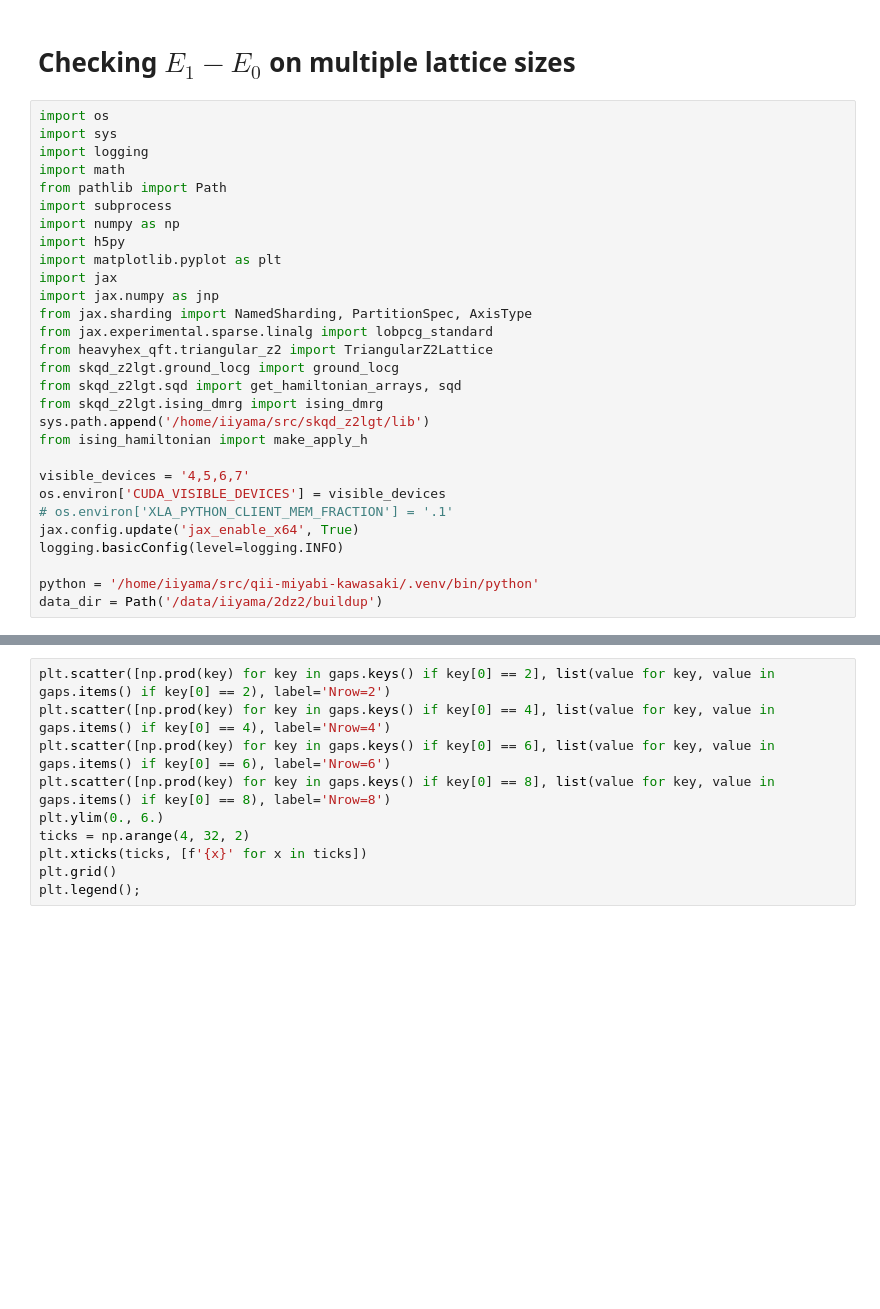
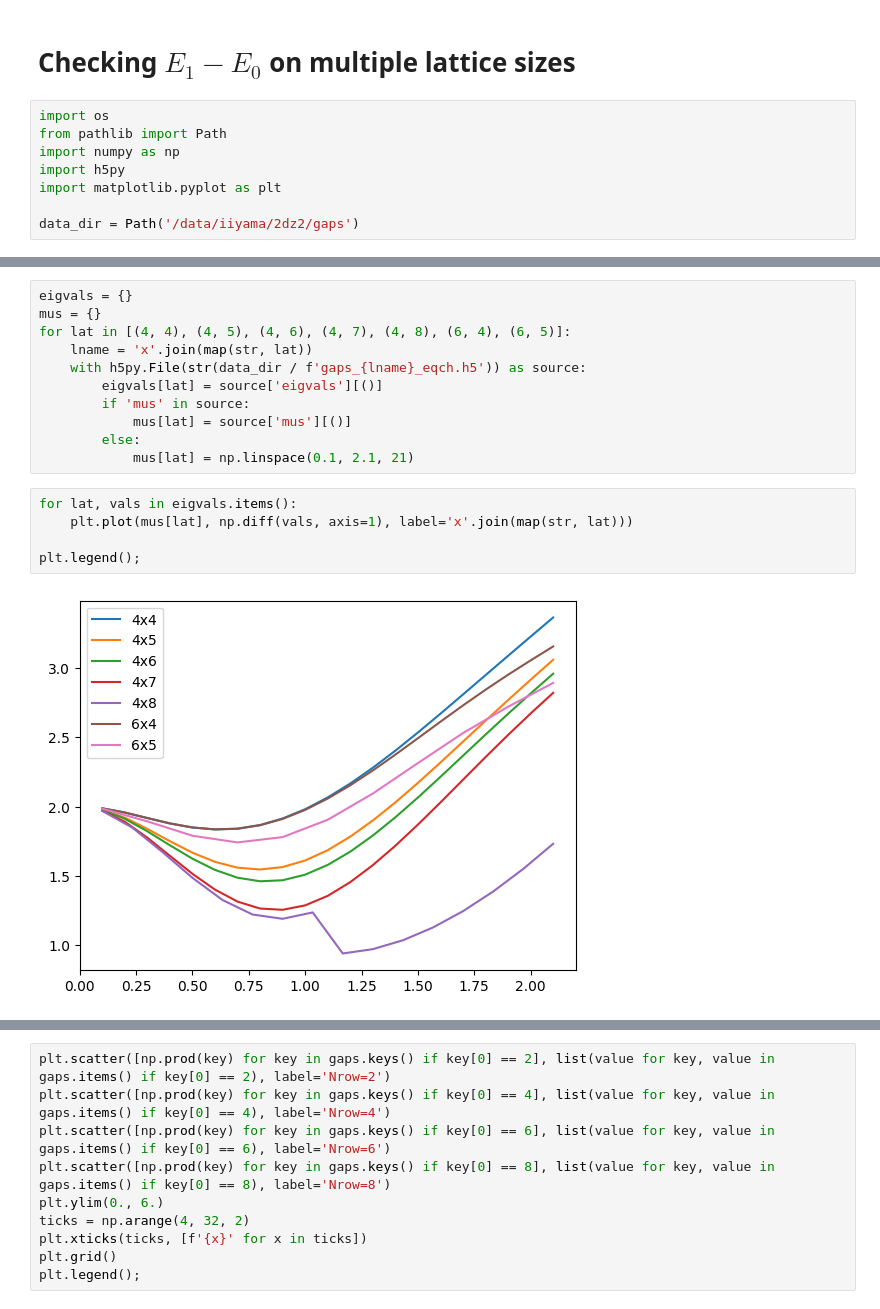
Before and after one commit to yiiyama/skqd_z2lgt, a Jupyter notebook: notebooks/gaps.ipynb, the cells around one changed output, grey strips where cells are left out. Drawn from its saved outputs; the diff is of its cells as text; blank space fills up the shorter version.

```diff
--- a/notebooks/gaps.ipynb
+++ b/notebooks/gaps.ipynb
@@ -2,30 +2,9 @@
 # Checking $E_1 - E_0$ on multiple lattice sizes
 # %%
 import os
-import sys
-import logging
-import math
 from pathlib import Path
-import subprocess
 import numpy as np
 import h5py
 import matplotlib.pyplot as plt
-import jax
-import jax.numpy as jnp
-from jax.sharding import NamedSharding, PartitionSpec, AxisType
-from jax.experimental.sparse.linalg import lobpcg_standard
-from heavyhex_qft.triangular_z2 import TriangularZ2Lattice
-from skqd_z2lgt.ground_locg import ground_locg
-from skqd_z2lgt.sqd import get_hamiltonian_arrays, sqd
-from skqd_z2lgt.ising_dmrg import ising_dmrg
-sys.path.append('/home/iiyama/src/skqd_z2lgt/lib')
-from ising_hamiltonian import make_apply_h
 
-visible_devices = '4,5,6,7'
-os.environ['CUDA_VISIBLE_DEVICES'] = visible_devices
-# os.environ['XLA_PYTHON_CLIENT_MEM_FRACTION'] = '.1'
-jax.config.update('jax_enable_x64', True)
-logging.basicConfig(level=logging.INFO)
-
-python = '/home/iiyama/src/qii-miyabi-kawasaki/.venv/bin/python'
-data_dir = Path('/data/iiyama/2dz2/buildup')
+data_dir = Path('/data/iiyama/2dz2/gaps')
@@ -32 +17,19 @@ data_dir = Path('/data/iiyama/2dz2/buildup')
+# %%
+eigvals = {}
+mus = {}
+for lat in [(4, 4), (4, 5), (4, 6), (4, 7), (4, 8), (6, 4), (6, 5)]:
+    lname = 'x'.join(map(str, lat))
+    with h5py.File(str(data_dir / f'gaps_{lname}_eqch.h5')) as source:
+        eigvals[lat] = source['eigvals'][()]
+        if 'mus' in source:
+            mus[lat] = source['mus'][()]
+        else:
+            mus[lat] = np.linspace(0.1, 2.1, 21)
+# %%
+for lat, vals in eigvals.items():
+    plt.plot(mus[lat], np.diff(vals, axis=1), label='x'.join(map(str, lat)))
+
+plt.legend();
+# %% [output]
+[figure, added]
 # %%
```
Also changed, not shown: parts of 2 cells of this notebook, 1 other file.
